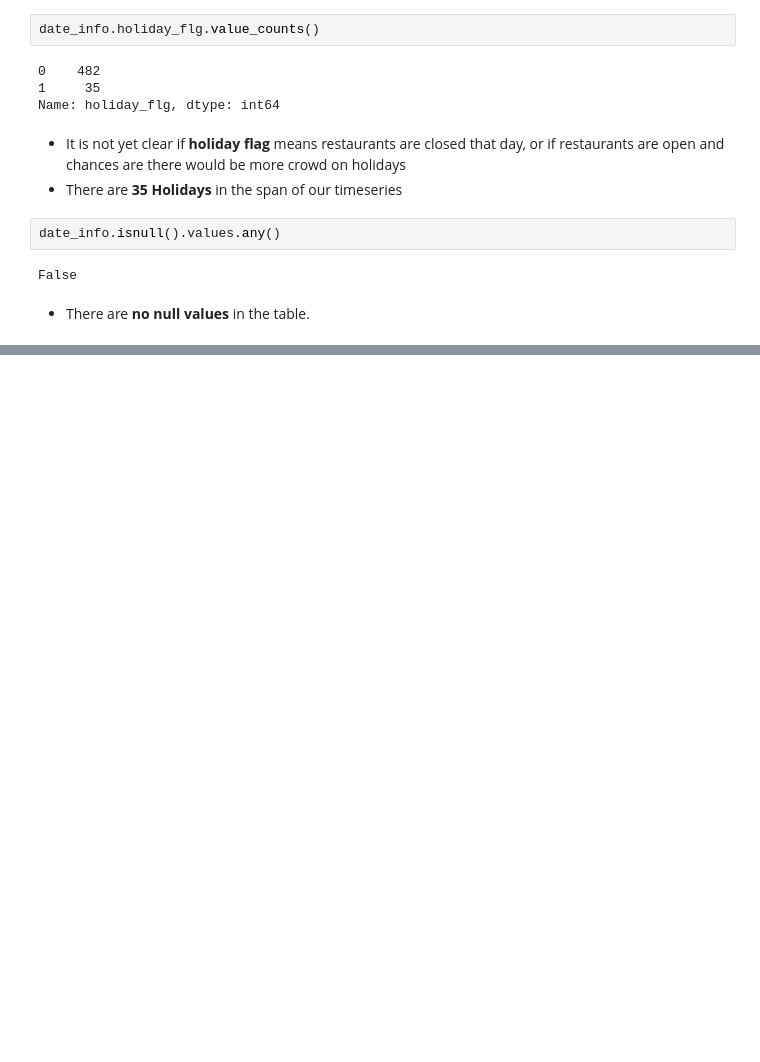
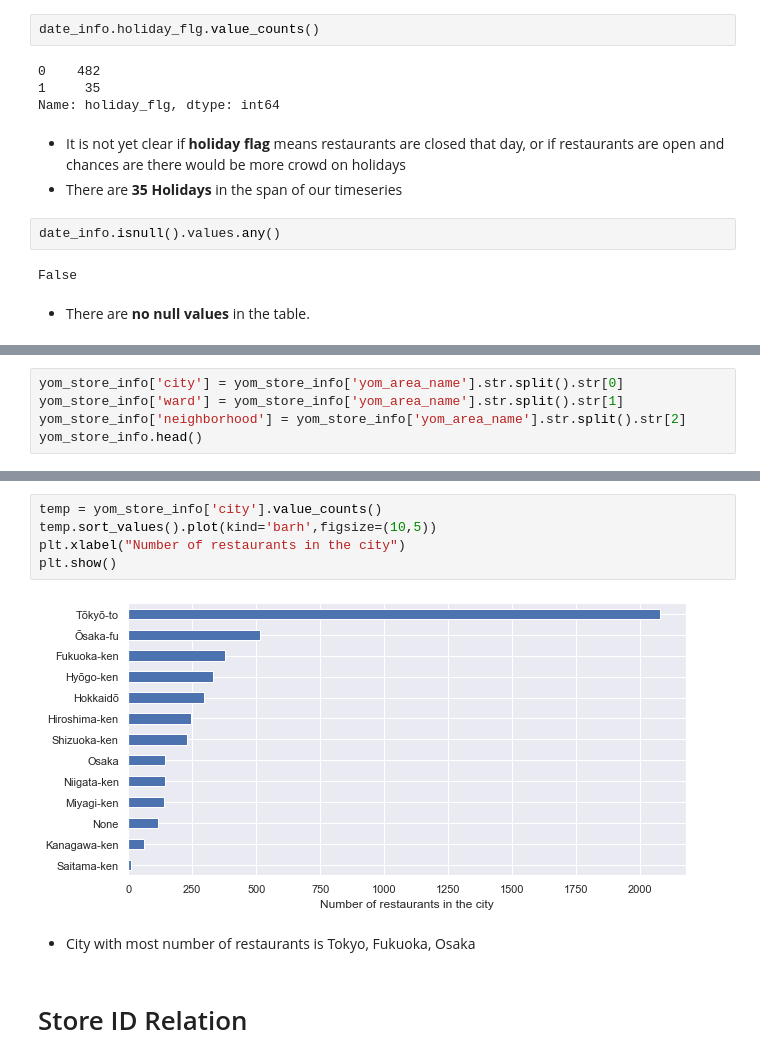
Before and after one commit to ChandrakantSahu17/IIITB_Sem1_ML_Project, a Jupyter notebook: OurCode_TerminalStack.ipynb, the cells around one changed output, grey strips where cells are left out. Saved outputs shown, nothing was run; the diff lists cells and outputs as text; blank space fills up the shorter version.

```diff
--- a/OurCode_TerminalStack.ipynb
+++ b/OurCode_TerminalStack.ipynb
@@ -328,0 +510,5 @@ False
+# %%
+yom_store_info['city'] = yom_store_info['yom_area_name'].str.split().str[0]
+yom_store_info['ward'] = yom_store_info['yom_area_name'].str.split().str[1]
+yom_store_info['neighborhood'] = yom_store_info['yom_area_name'].str.split().str[2]
+yom_store_info.head()
@@ -328,0 +522,11 @@ False
+# %%
+temp = yom_store_info['city'].value_counts()
+temp.sort_values().plot(kind='barh',figsize=(10,5))
+plt.xlabel("Number of restaurants in the city")
+plt.show()
+# %% [output]
+[figure, added]
+# %% [markdown]
+* City with most number of restaurants is Tokyo, Fukuoka, Osaka
+# %% [markdown]
+# Store ID Relation
```
Also changed, not shown: parts of 132 cells of this notebook, 3 other files.
